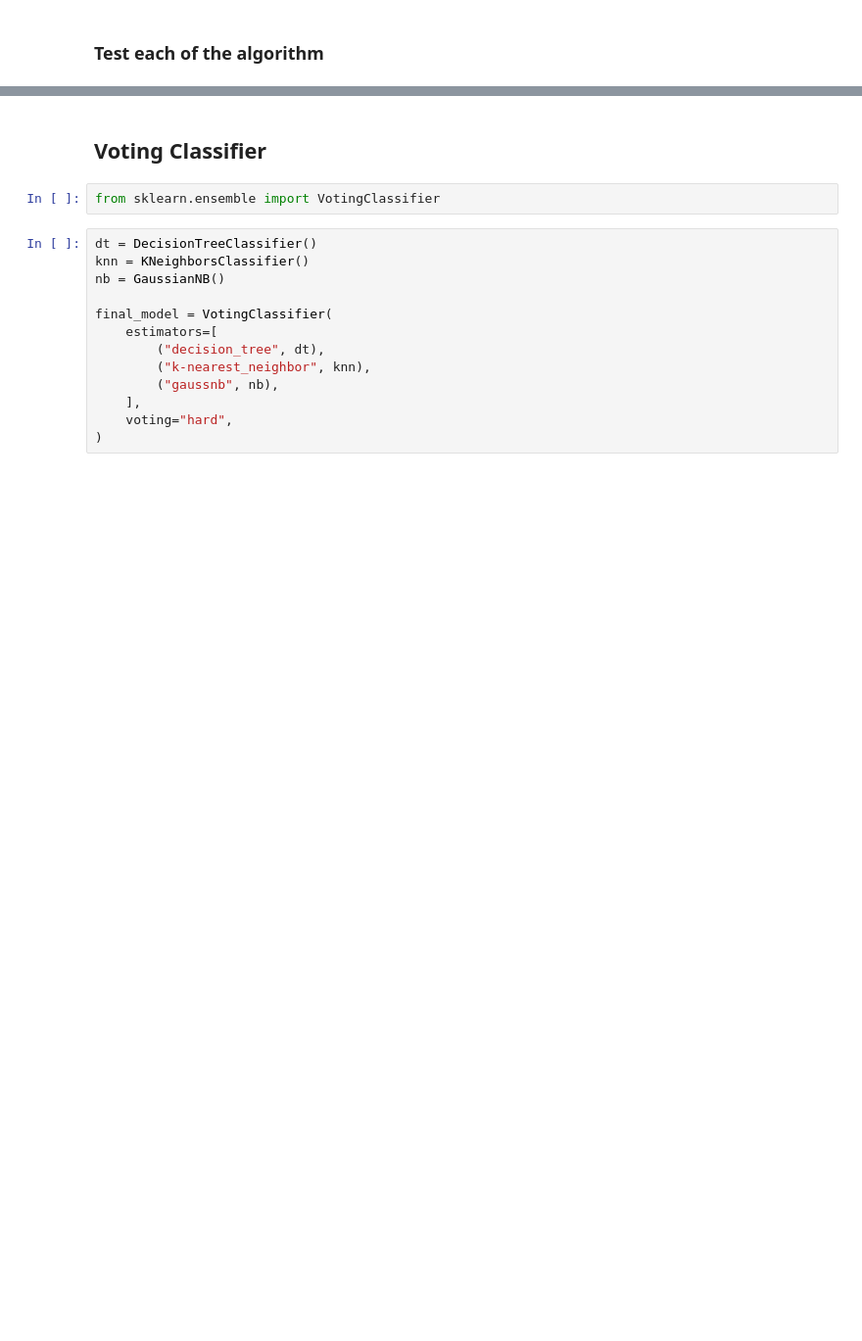
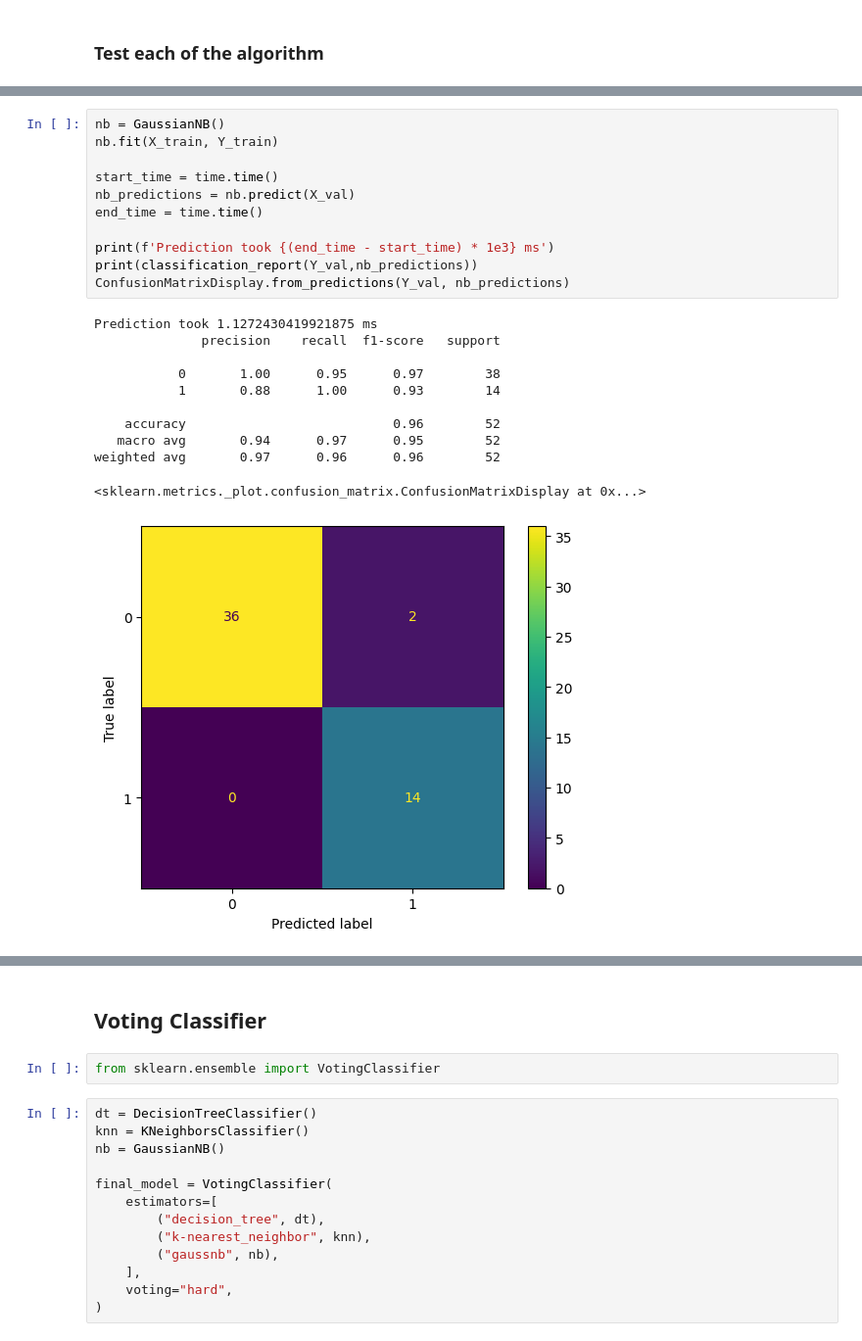
Before and after one commit to sijesimochi/Tugas-Akhir-FYS1, a Jupyter notebook: Model/model_and_graph.ipynb, the cells around one changed output, grey strips where cells are left out. Shown at 98% size. Drawn from its saved outputs; the diff is of its cells as text; blank space fills up the shorter version.

```diff
--- a/Model/model_and_graph.ipynb
+++ b/Model/model_and_graph.ipynb
@@ -200,0 +253,23 @@ weighted avg       1.00      1.00      1.00     16900
+# %%
+nb = GaussianNB()
+nb.fit(X_train, Y_train)
+
+start_time = time.time()
+nb_predictions = nb.predict(X_val)
+end_time = time.time()
+
+print(f'Prediction took {(end_time - start_time) * 1e3} ms')
+print(classification_report(Y_val,nb_predictions))
+ConfusionMatrixDisplay.from_predictions(Y_val, nb_predictions)
+# %% [output]
+Prediction took 1.1272430419921875 ms
+              precision    recall  f1-score   support
+
+           0       1.00      0.95      0.97        38
+           1       0.88      1.00      0.93        14
+
+    accuracy                           0.96        52
+   macro avg       0.94      0.97      0.95        52
+weighted avg       0.97      0.96      0.96        52
+<sklearn.metrics._plot.confusion_matrix.ConfusionMatrixDisplay at 0x...>
+[figure, added]
```
Also changed, not shown: parts of 25 cells of this notebook, 4 other files.
